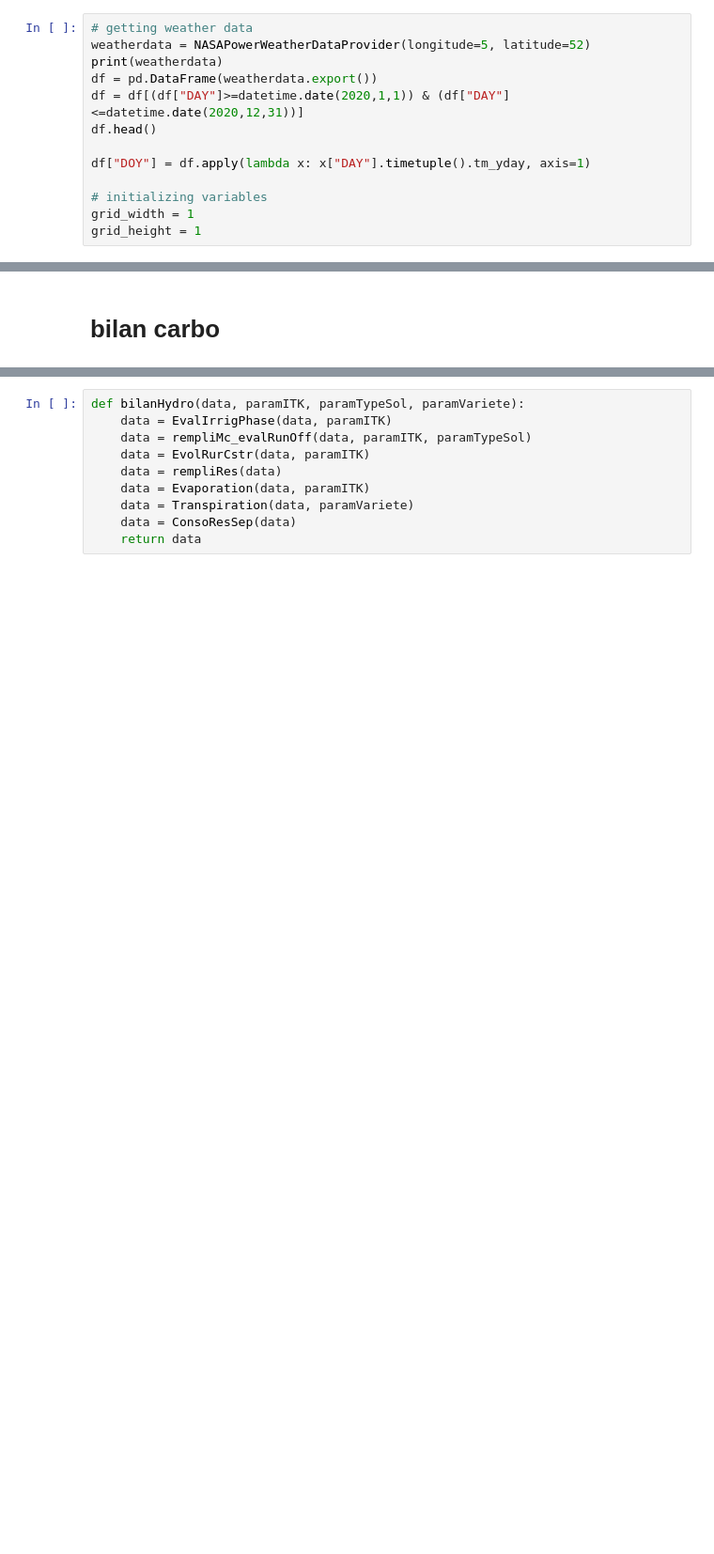
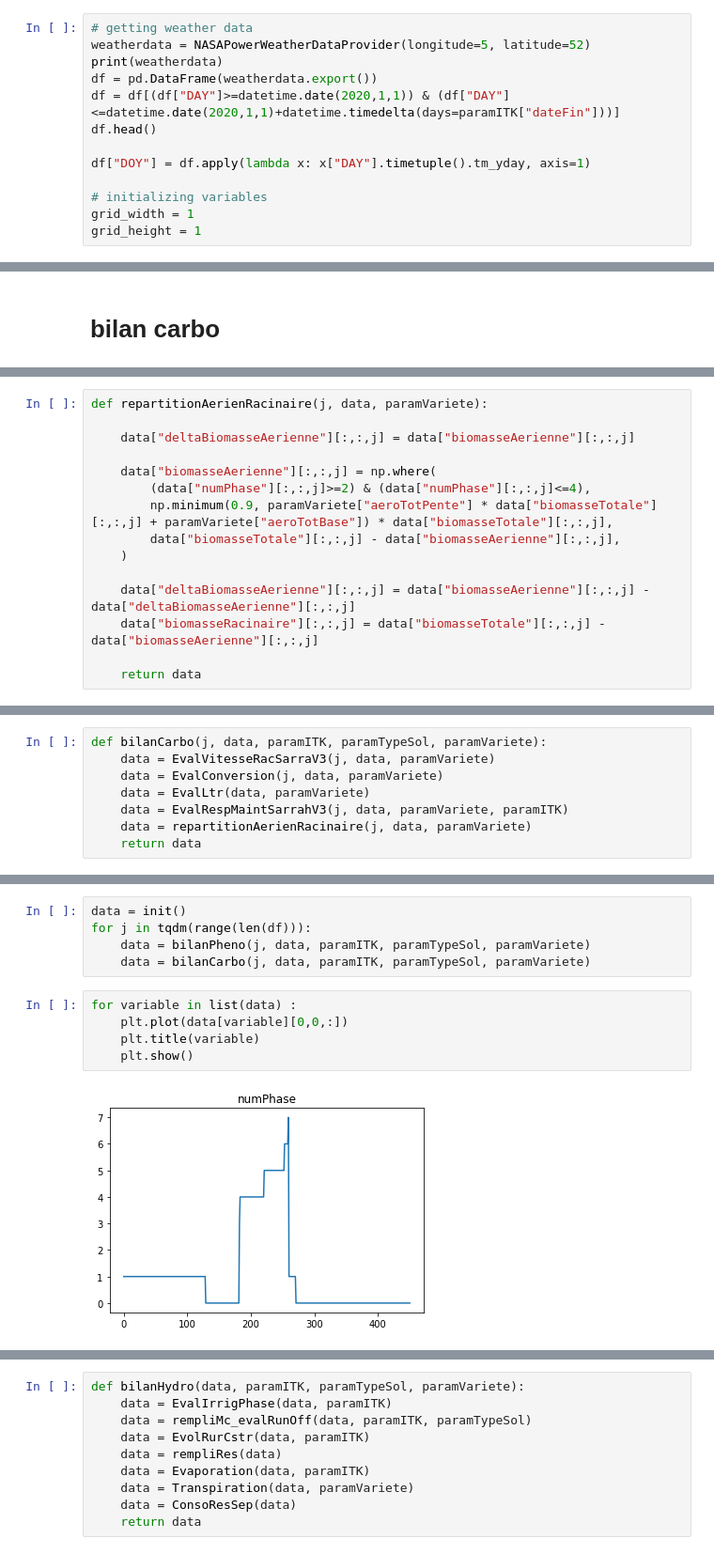
Before and after one commit to SARRA-cropmodels/SARRA-Py, a Jupyter notebook: notebooks/SARRA-Py.ipynb, the cells around one changed output, grey strips where cells are left out. Shown at 94% size. Drawn from its saved outputs; the diff is of its cells as text; blank space fills up the shorter version.

Commit message:
checkpoint WIP bilan carbo repartition feuille tige

```diff
--- a/notebooks/SARRA-Py.ipynb
+++ b/notebooks/SARRA-Py.ipynb
@@ -65,7 +88,7 @@ paramTypeSol = {"ru":10,
 weatherdata = NASAPowerWeatherDataProvider(longitude=5, latitude=52)
 print(weatherdata)
 df = pd.DataFrame(weatherdata.export())
-df = df[(df["DAY"]>=datetime.date(2020,1,1)) & (df["DAY"]<=datetime.date(2020,12,31))]
+df = df[(df["DAY"]>=datetime.date(2020,1,1)) & (df["DAY"]<=datetime.date(2020,1,1)+datetime.timedelta(days=paramITK["dateFin"]))]
 df.head()
 
 df["DOY"] = df.apply(lambda x: x["DAY"].timetuple().tm_yday, axis=1)
@@ -777,0 +844,15 @@ def EvalConversion(data, paramVariete):
+# %%
+def repartitionAerienRacinaire(j, data, paramVariete):
+
+    data["deltaBiomasseAerienne"][:,:,j] = data["biomasseAerienne"][:,:,j]
+
+    data["biomasseAerienne"][:,:,j] = np.where(
+        (data["numPhase"][:,:,j]>=2) & (data["numPhase"][:,:,j]<=4),
+        np.minimum(0.9, paramVariete["aeroTotPente"] * data["biomasseTotale"][:,:,j] + paramVariete["aeroTotBase"]) * data["biomasseTotale"][:,:,j],
+        data["biomasseTotale"][:,:,j] - data["biomasseAerienne"][:,:,j],
+    )
+
+    data["deltaBiomasseAerienne"][:,:,j] = data["biomasseAerienne"][:,:,j] - data["deltaBiomasseAerienne"][:,:,j]
+    data["biomasseRacinaire"][:,:,j] = data["biomasseTotale"][:,:,j] - data["biomasseAerienne"][:,:,j]
+
+    return data
@@ -777,0 +872,8 @@ def EvalConversion(data, paramVariete):
+# %%
+def bilanCarbo(j, data, paramITK, paramTypeSol, paramVariete):
+    data = EvalVitesseRacSarraV3(j, data, paramVariete)
+    data = EvalConversion(j, data, paramVariete)
+    data = EvalLtr(data, paramVariete)
+    data = EvalRespMaintSarrahV3(j, data, paramVariete, paramITK)
+    data = repartitionAerienRacinaire(j, data, paramVariete)
+    return data
@@ -777,0 +882,12 @@ def EvalConversion(data, paramVariete):
+# %%
+data = init()
+for j in tqdm(range(len(df))):
+    data = bilanPheno(j, data, paramITK, paramTypeSol, paramVariete)
+    data = bilanCarbo(j, data, paramITK, paramTypeSol, paramVariete)
+# %%
+for variable in list(data) :
+    plt.plot(data[variable][0,0,:])
+    plt.title(variable)
+    plt.show()
+# %% [output]
+[figure, added]
```
Also changed, not shown: parts of 37 cells of this notebook.
